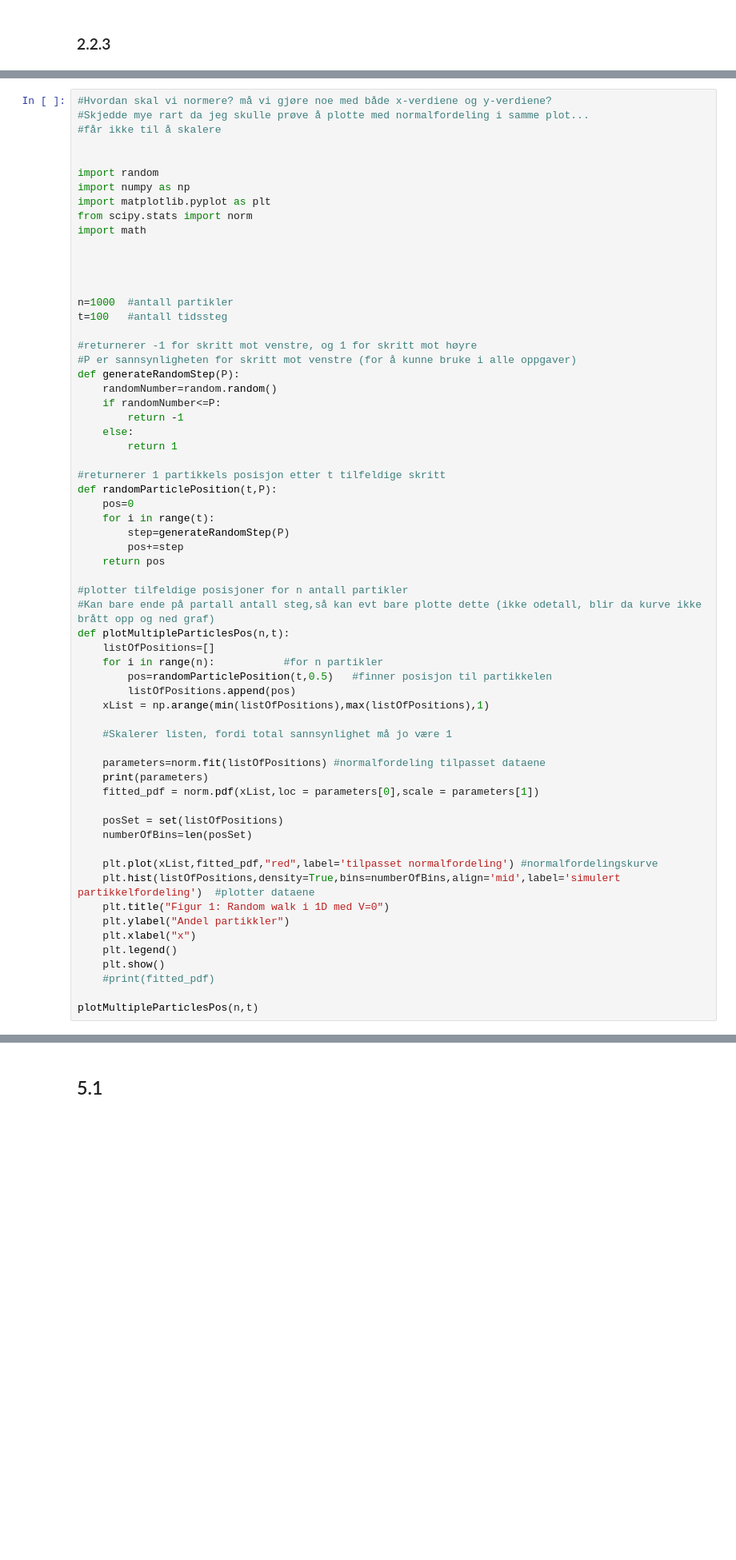
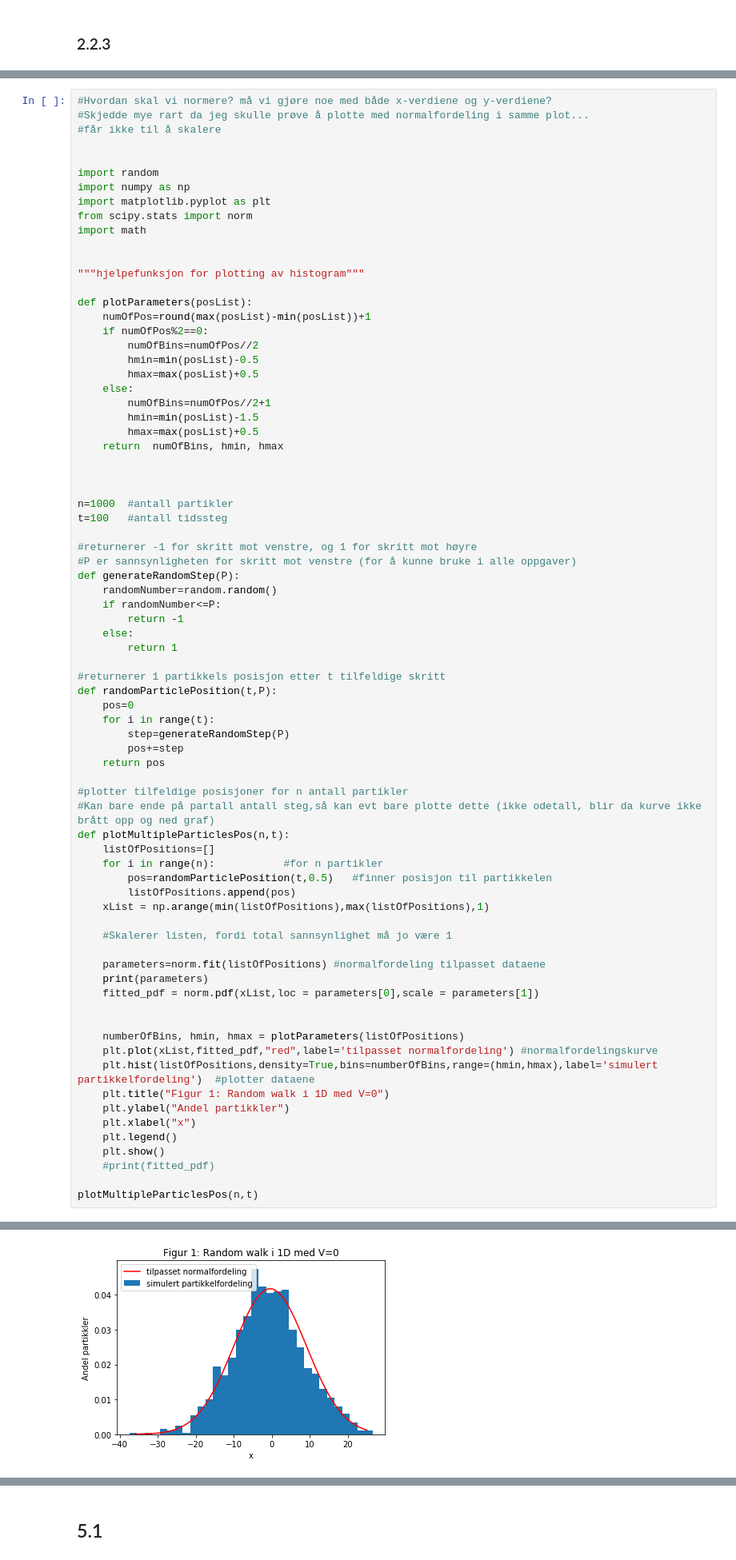
Before and after one commit to sigriaun/vitber-prosjekt3, a Jupyter notebook: prosjekt3.ipynb, the cells around one changed output, grey strips where cells are left out. Shown: that part at 80% size. Drawn from its saved outputs; the diff is of its cells as text; blank space fills up the shorter version.

```diff
--- a/prosjekt3.ipynb
+++ b/prosjekt3.ipynb
@@ -213,6 +213,20 @@ import matplotlib.pyplot as plt
 from scipy.stats import norm
 import math
 
+
+"""hjelpefunksjon for plotting av histogram"""
+
+def plotParameters(posList):
+    numOfPos=round(max(posList)-min(posList))+1
+    if numOfPos%2==0:
+        numOfBins=numOfPos//2
+        hmin=min(posList)-0.5
+        hmax=max(posList)+0.5
+    else:
+        numOfBins=numOfPos//2+1
+        hmin=min(posList)-1.5
+        hmax=max(posList)+0.5
+    return  numOfBins, hmin, hmax
 
 
 
@@ -251,11 +265,10 @@ def plotMultipleParticlesPos(n,t):
     print(parameters)
     fitted_pdf = norm.pdf(xList,loc = parameters[0],scale = parameters[1])
 
-    posSet = set(listOfPositions)
-    numberOfBins=len(posSet)
 
+    numberOfBins, hmin, hmax = plotParameters(listOfPositions)
     plt.plot(xList,fitted_pdf,"red",label='tilpasset normalfordeling') #normalfordelingskurve
-    plt.hist(listOfPositions,density=True,bins=numberOfBins,align='mid',label='simulert partikkelfordeling')  #plotter dataene
+    plt.hist(listOfPositions,density=True,bins=numberOfBins,range=(hmin,hmax),label='simulert partikkelfordeling')  #plotter dataene
     plt.title("Figur 1: Random walk i 1D med V=0")
     plt.ylabel("Andel partikkler")
     plt.xlabel("x")
@@ -264,3 +277,4 @@ def plotMultipleParticlesPos(n,t):
     #print(fitted_pdf)
 
 plotMultipleParticlesPos(n,t)
+# %% [output]
@@ -267,3 +282,4 @@ plotMultipleParticlesPos(n,t)
+[figure, added]
 # %% [markdown]
 FIGUR 1: Figuren viser et histogram av andel partikkler per posisjon etter simulert  "random walk" i 1D. Den røde grafen viser normalfordeling best mulig tilpasset parikkelenes posisjon.
 
```
Also changed, not shown: parts of 2 cells of this notebook.
